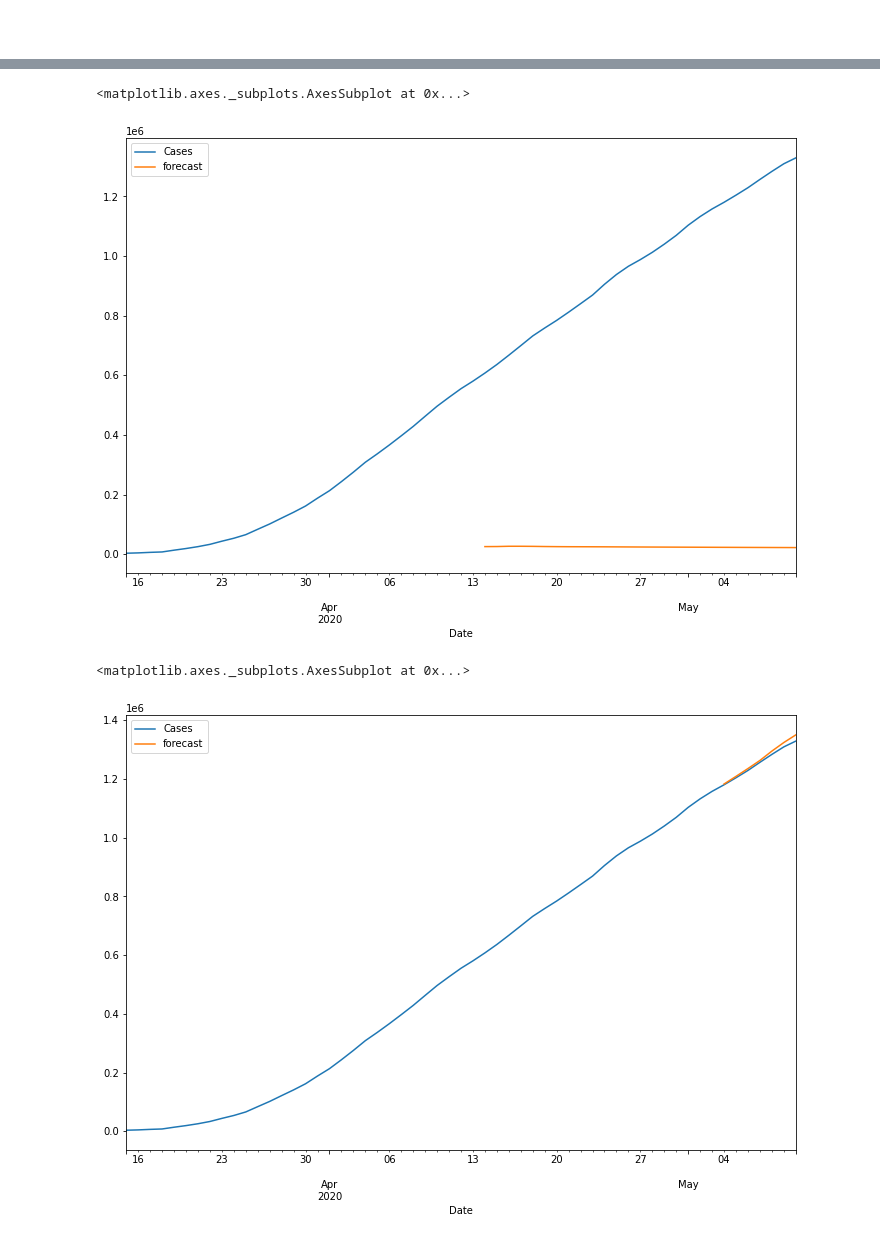
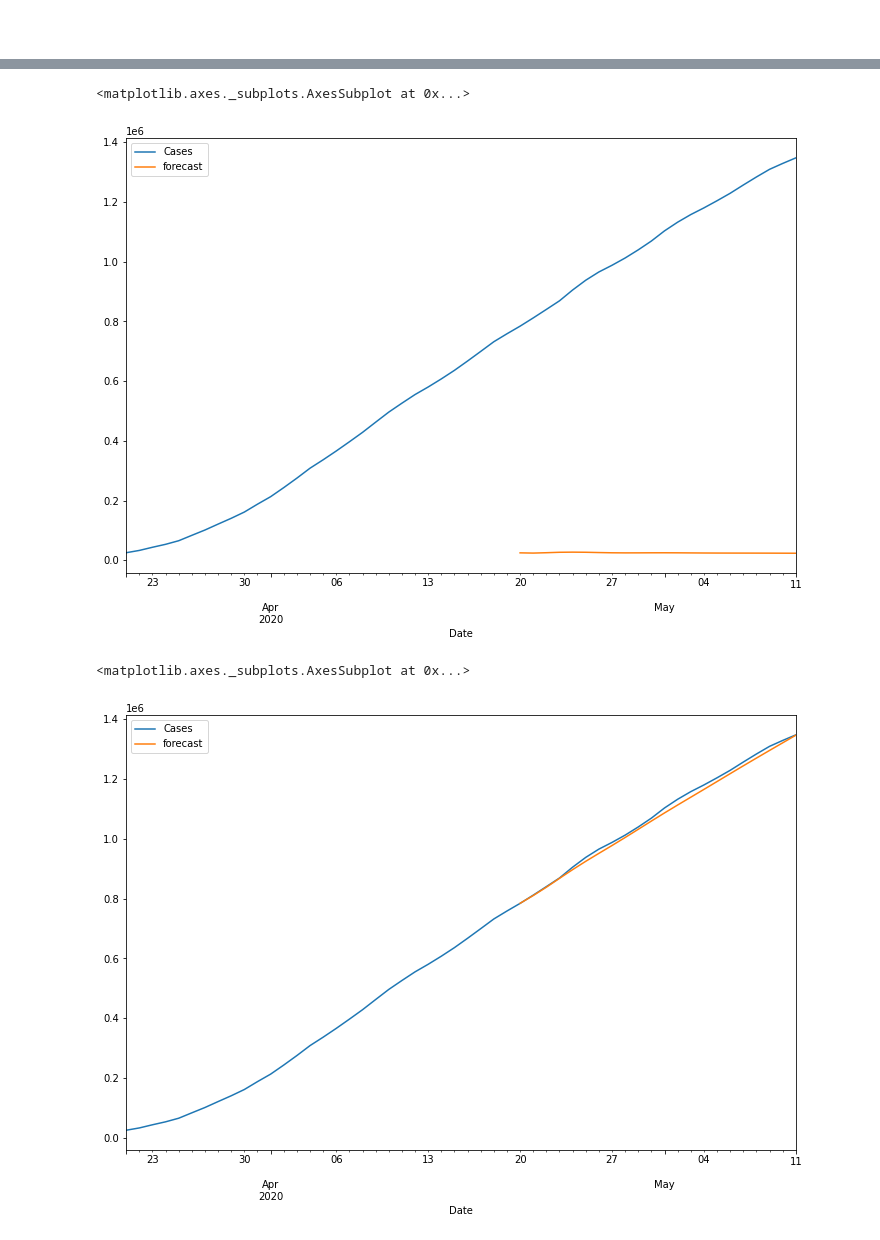
Before and after one commit to JoshuaFarmerATX/ehaarmanny_ML_App, a Jupyter notebook: Notebooks/Dani_ARIMA.ipynb, the cells around one changed output, grey strips where cells are left out. Cells and saved outputs as stored; diff of their text form; code cells hidden in the pictures.

Commit message:
New prediction

```diff
--- a/Notebooks/Dani_ARIMA.ipynb
+++ b/Notebooks/Dani_ARIMA.ipynb
@@ -14,9 +14,6 @@ response_dict = r.json()
 dataset = pd.DataFrame.from_dict(response_dict)
 dataset = dataset.rename(columns={'Total Results as of Date': 'Date'})
 dataset["Date"] = pd.to_datetime(dataset["Date"])
-dataset = dataset[dataset.Cases >= 3000]
+dataset = dataset[dataset.Cases >= 20000]
 
 dataset = dataset.set_index("Date")
-
-
-dataset.tail()
@@ -64,8 +53,5 @@ weak evidence against null hypothesis, time series has a unit root, indicating i
 # %% [markdown]
 #### Make the timeseries stationary with Differencing
 # %%
-dataset['NewCases_1'] = dataset['Cases'] - dataset['Cases'].shift(1)
+dataset['NewCases_7'] = dataset['Cases'] - dataset['Cases'].shift(7)
 dataset['NewCases_14'] = dataset['Cases'] - dataset['Cases'].shift(14)
-
-
-dataset.tail()
@@ -126,10 +112,10 @@ fig = sm.graphics.tsa.plot_pacf(dataset['NewCases_14'].iloc[7:],lags=40,ax=ax2)
 ####
 # %%
 # For non-seasonal data
-#p=4, d=1, q=0 or 1
+#p=5, d=1, q=0 or 1
 from statsmodels.tsa.arima_model import ARIMA
 
-model=ARIMA(dataset['Cases'],order=(4,1,1))
+model=ARIMA(dataset['Cases'],order=(5,1,1))
 model_fit=model.fit()
 # %%
 model_fit.summary()
@@ -159,9 +147,9 @@ Roots
 # %%
-dataset['forecast']=model_fit.predict(start=30,end=110,dynamic=True)
+dataset['forecast']=model_fit.predict(start=30,end=115,dynamic=True)
 dataset[['Cases','forecast']].plot(figsize=(12,8))
 # %% [output]
 <matplotlib.axes._subplots.AxesSubplot at 0x...>
-[figure, old version]
+[figure, new version]
 # %%
 import statsmodels.api as sm
 
@@ -169,7 +157,7 @@ model=sm.tsa.statespace.SARIMAX(dataset['Cases'],order=(1, 1, 1),seasonal_order=
 results=model.fit()
 # %%
-dataset['forecast']=results.predict(start=50,end=114,dynamic=True)
+dataset['forecast']=results.predict(start=30,end=115,dynamic=True)
 dataset[['Cases','forecast']].plot(figsize=(12,8))
 # %% [output]
 <matplotlib.axes._subplots.AxesSubplot at 0x...>
-[figure, old version]
+[figure, new version]
```
Also changed, not shown: parts of 17 cells of this notebook.
